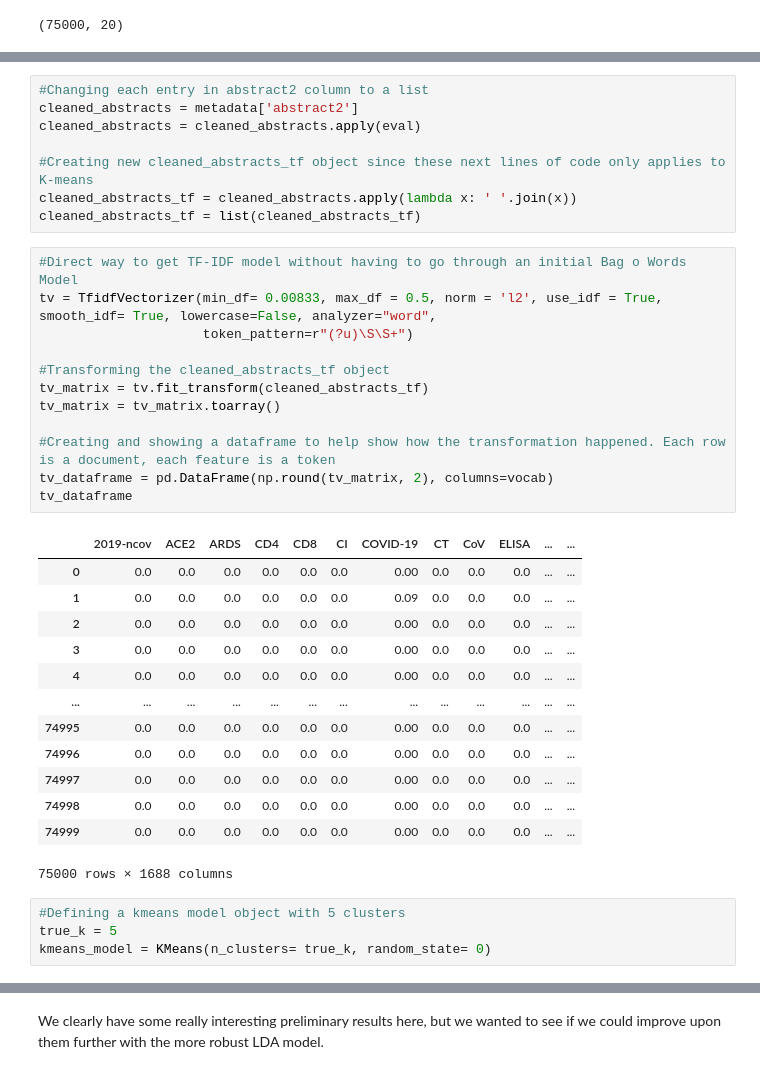
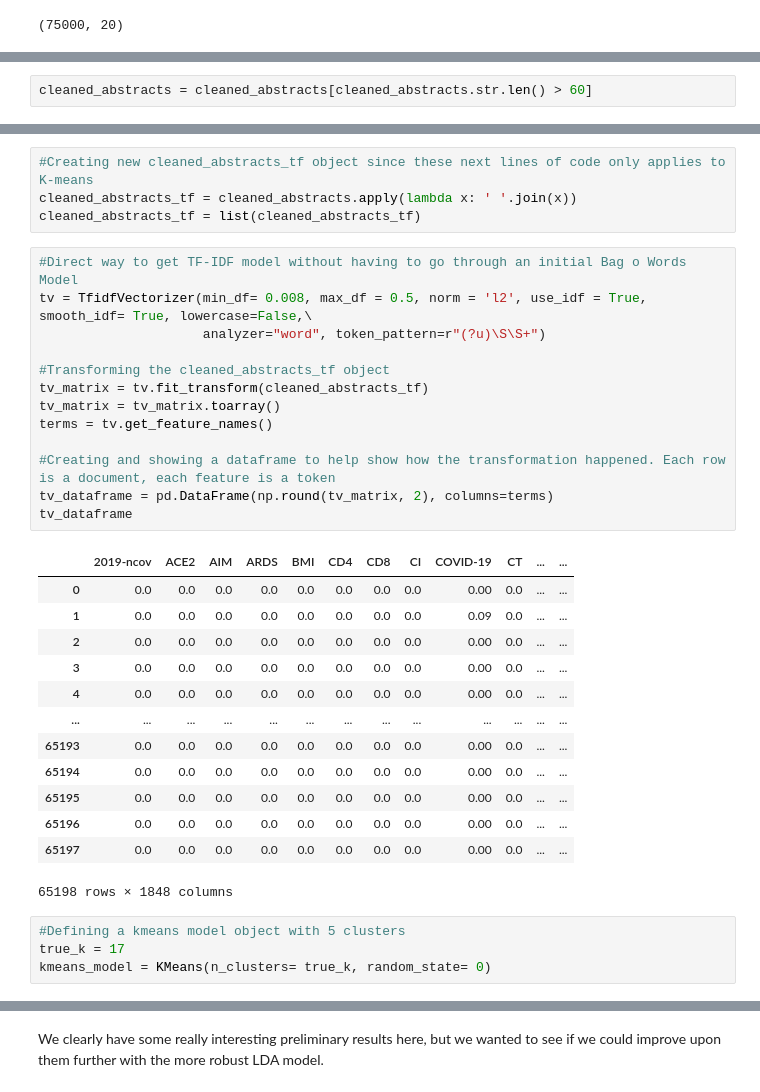
Before and after one commit to jongfranco/covid19_research-1, a Jupyter notebook: paper_abstract_modeling.ipynb, the cells around one changed output, grey strips where cells are left out. Saved outputs shown, nothing was run; the diff lists cells and outputs as text.

```diff
--- a/paper_abstract_modeling.ipynb
+++ b/paper_abstract_modeling.ipynb
@@ -56,0 +155,2 @@ metadata.shape
+# %%
+cleaned_abstracts = cleaned_abstracts[cleaned_abstracts.str.len() > 60]
@@ -57,40 +201,37 @@ metadata.shape
 # %%
-#Changing each entry in abstract2 column to a list
-cleaned_abstracts = metadata['abstract2']
-cleaned_abstracts = cleaned_abstracts.apply(eval)
-
 #Creating new cleaned_abstracts_tf object since these next lines of code only applies to K-means
 cleaned_abstracts_tf = cleaned_abstracts.apply(lambda x: ' '.join(x))
 cleaned_abstracts_tf = list(cleaned_abstracts_tf)
 # %%
 #Direct way to get TF-IDF model without having to go through an initial Bag o Words Model
-tv = TfidfVectorizer(min_df= 0.00833, max_df = 0.5, norm = 'l2', use_idf = True, smooth_idf= True, lowercase=False, analyzer="word",
-                     token_pattern=r"(?u)\S\S+")
+tv = TfidfVectorizer(min_df= 0.008, max_df = 0.5, norm = 'l2', use_idf = True, smooth_idf= True, lowercase=False,\
+                     analyzer="word", token_pattern=r"(?u)\S\S+")
 
 #Transforming the cleaned_abstracts_tf object
 tv_matrix = tv.fit_transform(cleaned_abstracts_tf)
 tv_matrix = tv_matrix.toarray()
+terms = tv.get_feature_names()
 
 #Creating and showing a dataframe to help show how the transformation happened. Each row is a document, each feature is a token
-tv_dataframe = pd.DataFrame(np.round(tv_matrix, 2), columns=vocab)
+tv_dataframe = pd.DataFrame(np.round(tv_matrix, 2), columns=terms)
 tv_dataframe
 # %% [output]
-|  | 2019-ncov | ACE2 | ARDS | CD4 | CD8 | CI | COVID-19 | CT | CoV | ELISA | ... | ... |
-| 0 | 0.0 | 0.0 | 0.0 | 0.0 | 0.0 | 0.0 | 0.00 | 0.0 | 0.0 | 0.0 | ... | ... |
-| 1 | 0.0 | 0.0 | 0.0 | 0.0 | 0.0 | 0.0 | 0.09 | 0.0 | 0.0 | 0.0 | ... | ... |
-| 2 | 0.0 | 0.0 | 0.0 | 0.0 | 0.0 | 0.0 | 0.00 | 0.0 | 0.0 | 0.0 | ... | ... |
-| 3 | 0.0 | 0.0 | 0.0 | 0.0 | 0.0 | 0.0 | 0.00 | 0.0 | 0.0 | 0.0 | ... | ... |
-| 4 | 0.0 | 0.0 | 0.0 | 0.0 | 0.0 | 0.0 | 0.00 | 0.0 | 0.0 | 0.0 | ... | ... |
+|  | 2019-ncov | ACE2 | AIM | ARDS | BMI | CD4 | CD8 | CI | COVID-19 | CT | ... | ... |
+| 0 | 0.0 | 0.0 | 0.0 | 0.0 | 0.0 | 0.0 | 0.0 | 0.0 | 0.00 | 0.0 | ... | ... |
+| 1 | 0.0 | 0.0 | 0.0 | 0.0 | 0.0 | 0.0 | 0.0 | 0.0 | 0.09 | 0.0 | ... | ... |
+| 2 | 0.0 | 0.0 | 0.0 | 0.0 | 0.0 | 0.0 | 0.0 | 0.0 | 0.00 | 0.0 | ... | ... |
+| 3 | 0.0 | 0.0 | 0.0 | 0.0 | 0.0 | 0.0 | 0.0 | 0.0 | 0.00 | 0.0 | ... | ... |
+| 4 | 0.0 | 0.0 | 0.0 | 0.0 | 0.0 | 0.0 | 0.0 | 0.0 | 0.00 | 0.0 | ... | ... |
 | ... | ... | ... | ... | ... | ... | ... | ... | ... | ... | ... | ... | ... |
-| 74995 | 0.0 | 0.0 | 0.0 | 0.0 | 0.0 | 0.0 | 0.00 | 0.0 | 0.0 | 0.0 | ... | ... |
-| 74996 | 0.0 | 0.0 | 0.0 | 0.0 | 0.0 | 0.0 | 0.00 | 0.0 | 0.0 | 0.0 | ... | ... |
-| 74997 | 0.0 | 0.0 | 0.0 | 0.0 | 0.0 | 0.0 | 0.00 | 0.0 | 0.0 | 0.0 | ... | ... |
-| 74998 | 0.0 | 0.0 | 0.0 | 0.0 | 0.0 | 0.0 | 0.00 | 0.0 | 0.0 | 0.0 | ... | ... |
-| 74999 | 0.0 | 0.0 | 0.0 | 0.0 | 0.0 | 0.0 | 0.00 | 0.0 | 0.0 | 0.0 | ... | ... |
+| 65193 | 0.0 | 0.0 | 0.0 | 0.0 | 0.0 | 0.0 | 0.0 | 0.0 | 0.00 | 0.0 | ... | ... |
+| 65194 | 0.0 | 0.0 | 0.0 | 0.0 | 0.0 | 0.0 | 0.0 | 0.0 | 0.00 | 0.0 | ... | ... |
+| 65195 | 0.0 | 0.0 | 0.0 | 0.0 | 0.0 | 0.0 | 0.0 | 0.0 | 0.00 | 0.0 | ... | ... |
+| 65196 | 0.0 | 0.0 | 0.0 | 0.0 | 0.0 | 0.0 | 0.0 | 0.0 | 0.00 | 0.0 | ... | ... |
+| 65197 | 0.0 | 0.0 | 0.0 | 0.0 | 0.0 | 0.0 | 0.0 | 0.0 | 0.00 | 0.0 | ... | ... |
-75000 rows × 1688 columns
+65198 rows × 1848 columns
 # %%
 #Defining a kmeans model object with 5 clusters
-true_k = 5
+true_k = 17
 kmeans_model = KMeans(n_clusters= true_k, random_state= 0)
 # %%
 #Fitting the kmeans model
```
Also changed, not shown: parts of 57 cells of this notebook.
